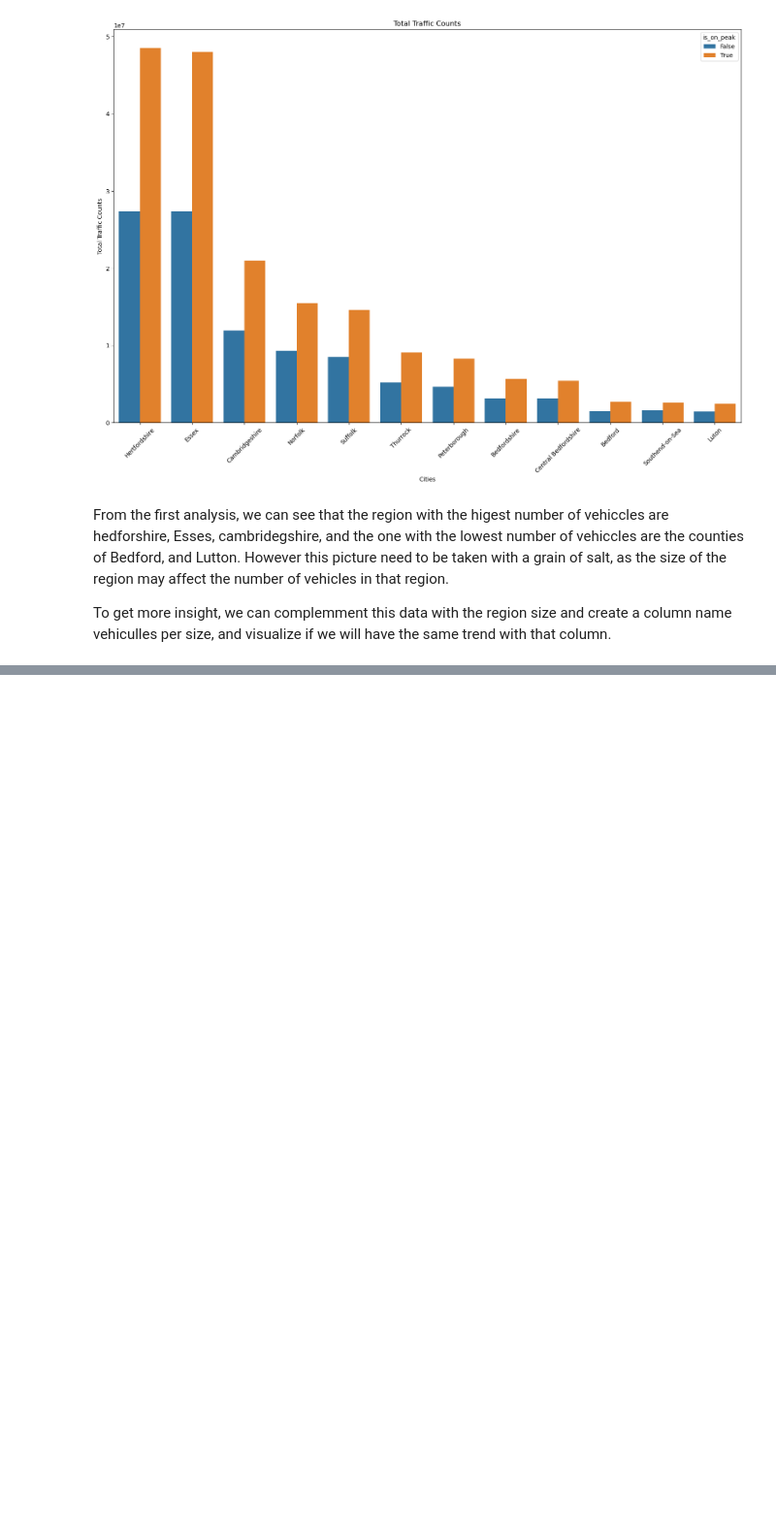
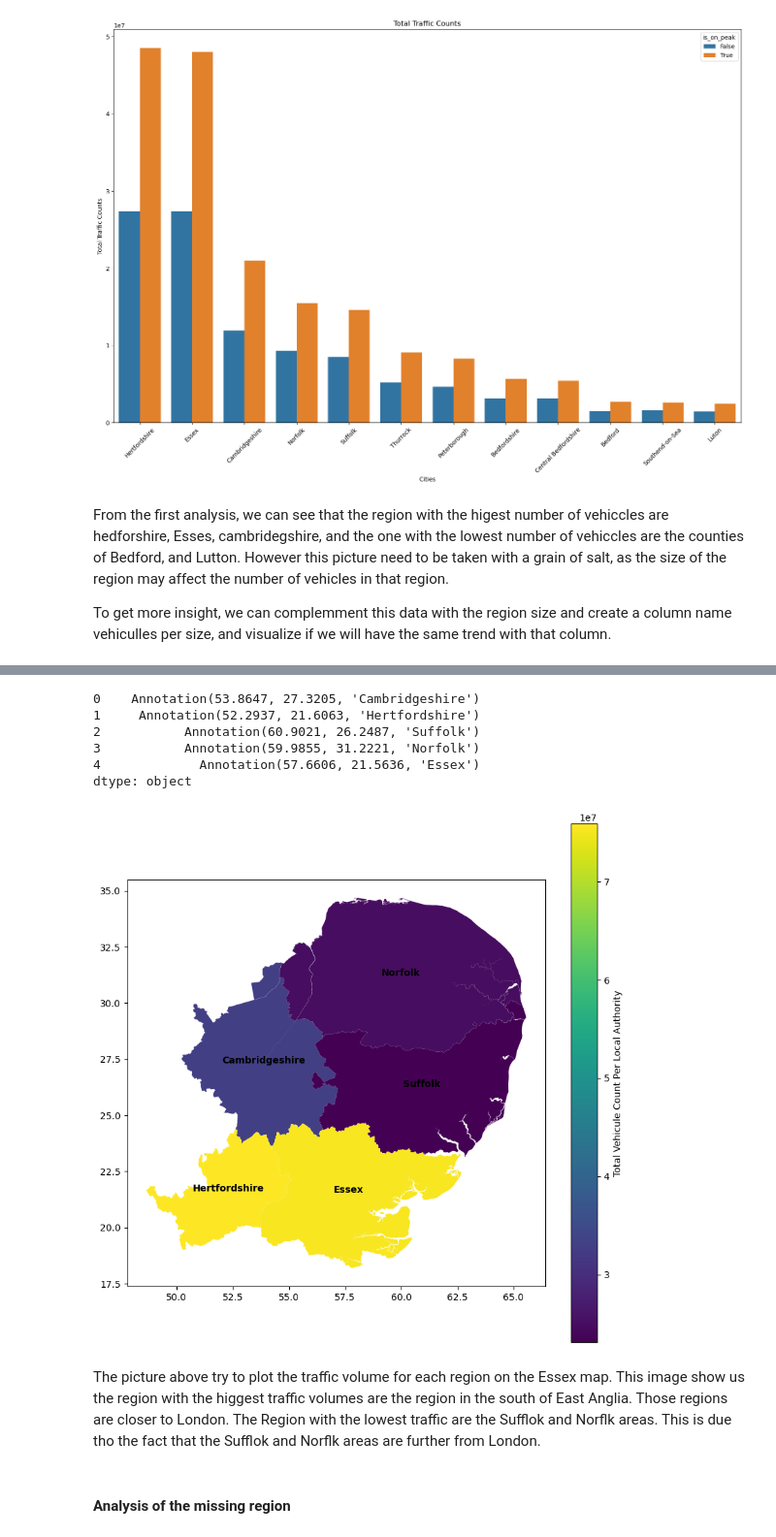
Before and after one commit to Emillia-rosette/traffic-volume-analysis, a Jupyter notebook: notebooks/02-eda.ipynb, the cells around one changed output, grey strips where cells are left out. Shown at 97% size. Saved outputs shown, nothing was run; the diff lists cells and outputs as text; code cells hidden in the pictures; blank space fills up the shorter version.

Commit message:
Total Vehicule Count Per Local Authority

```diff
--- a/notebooks/02-eda.ipynb
+++ b/notebooks/02-eda.ipynb
@@ -173,0 +216,2 @@ To get more insight, we can complemment this data with the region size and creat
+# %%
+uk_map.geometry = uk_map.geometry.scale(xfact=1/1e4, yfact=1/1e4, zfact=1.0, origin=(0, 0))
@@ -173,0 +229,2 @@ To get more insight, we can complemment this data with the region size and creat
+# %%
+uk_map = uk_map.rename({"geo_label": "local_authority_name", }, axis="columns")
@@ -173,0 +271,2 @@ To get more insight, we can complemment this data with the region size and creat
+# %%
+essex_map = uk_map.loc[uk_map.local_authority_name.str.lower().isin(total_traffic_count_per_city.local_authority_name.str.lower().values)]
@@ -173,0 +282,23 @@ To get more insight, we can complemment this data with the region size and creat
+# %%
+essex_data_with_counts = essex_map.merge(total_traffic_count_per_city).loc[:, ["local_authority_name", "all_motor_vehicles", "geometry"]]
+# %%
+fig, ax = plt.subplots(1, 1, figsize=(10, 10))
+essex_data_with_counts.plot(
+    column="all_motor_vehicles",
+    legend=True,
+    legend_kwds={"label": "Total Vehicule Count Per Local Authority"},
+    ax=ax,
+);
+essex_data_with_counts.apply(lambda x: ax.annotate(text=x.local_authority_name, xy=x.geometry.centroid.coords[0], xytext=(0,0), textcoords='offset pixels', ha='center', color = "black", weight='semibold'), axis="columns")
+# %% [output]
+0    Annotation(53.8647, 27.3205, 'Cambridgeshire')
+1     Annotation(52.2937, 21.6063, 'Hertfordshire')
+2           Annotation(60.9021, 26.2487, 'Suffolk')
+3           Annotation(59.9855, 31.2221, 'Norfolk')
+4             Annotation(57.6606, 21.5636, 'Essex')
+dtype: object
+[figure, added]
+# %% [markdown]
+The picture above try to plot the traffic volume for each region on the Essex map. This image show us the region with the higgest traffic volumes are the region in the south  of East Anglia. Those regions are closer to London. The Region with the lowest traffic are the Sufflok and Norflk areas. This is due tho the fact that the Sufflok and Norflk areas are further from London.
+# %% [markdown]
+#### Analysis of the missing region
```
Also changed, not shown: parts of 21 cells of this notebook.
